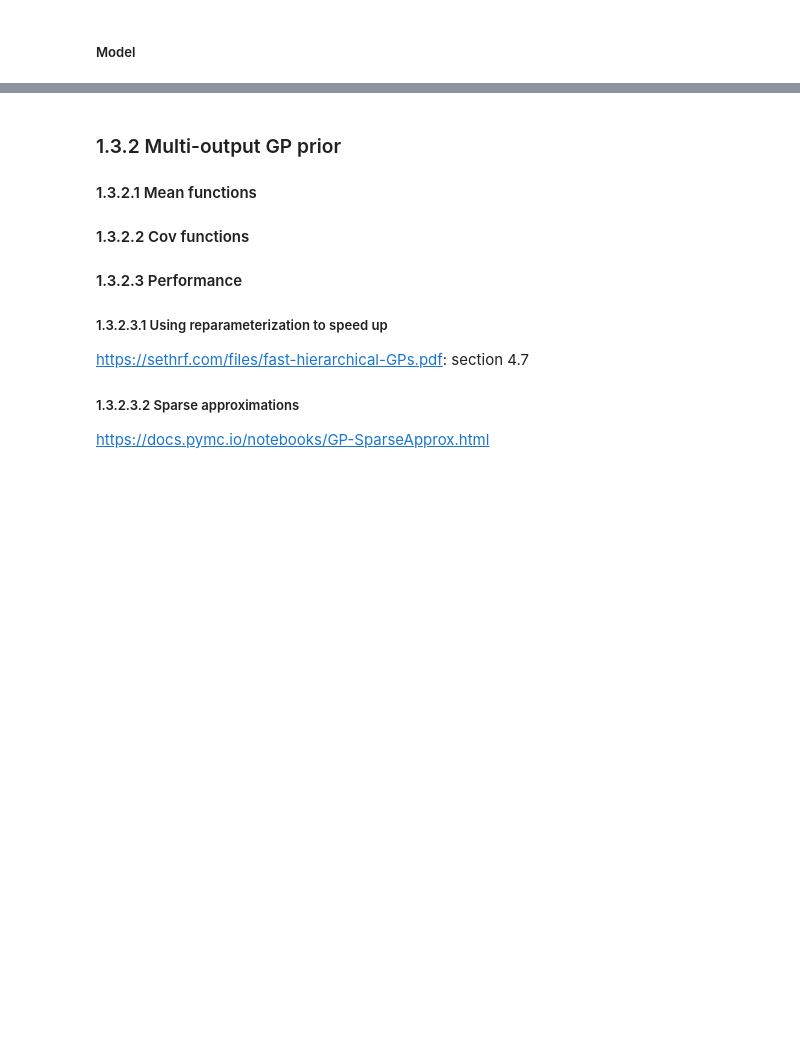
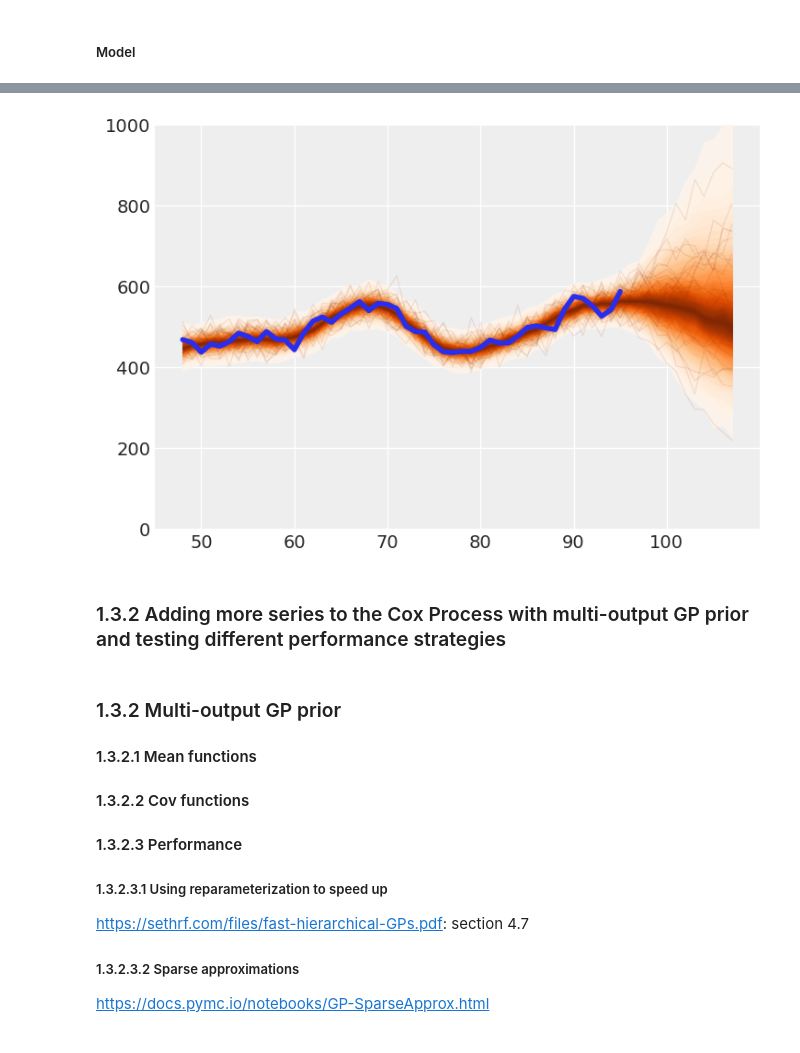
Before and after one commit to luisroque/Time-Series-Statistical-Models-Experiments, a Jupyter notebook: PhD_GaussianProcesses.ipynb, the cells around one changed output, grey strips where cells are left out. Saved outputs shown, nothing was run; the diff lists cells and outputs as text; code cells hidden in the pictures; blank space fills up the shorter version.

```diff
--- a/PhD_GaussianProcesses.ipynb
+++ b/PhD_GaussianProcesses.ipynb
@@ -656,7 +660,7 @@ with model_cox_gp:
 # %%
 with model_cox_gp:
     pred_samples = pm.sample_posterior_predictive(trace_cox_gp,
-                                                  vars=[f_n0, y_pred0],
+                                                  vars=[f_n, y_pred],
                                                   samples=500)
 # %% [output]
 [interactive output not drawn]
@@ -669,0 +676,14 @@ plt.ylim(0, 1000);
+# %%
+n_new = n+12
+h = np.ones((n_new,1))
+t = np.arange(n, n + n_new)[:,None]
+X_new = np.hstack((t, h))
+# %%
+with model_cox_gp:
+    f_n_s_1 = gp.conditional('f_n_s_1', Xnew=X_new)
+    y_pred_s_1 = pm.Poisson("y_pred_s_1", mu=tt.exp(f_n_s_1), shape=X_new.shape[0])
+# %%
+with model_cox_gp:
+    pred_samples = pm.sample_posterior_predictive(trace_cox_gp,
+                                                  vars=[f_n_s_1, y_pred_s_1],
+                                                  samples=500)
@@ -670,3 +692,12 @@ plt.ylim(0, 1000);
+# %%
+ax = plt.gca()
+pm.gp.util.plot_gp_dist(ax, pred_samples['y_pred_s_1'][:500,:], X_new[:,0], palette='Oranges')
+plt.plot(np.arange(n,n*2),y[:,1])
+plt.ylim(0, 1000);
+# %% [output]
+[figure, added]
+# %% [markdown]
+### 1.3.2 Adding more series to the Cox Process with multi-output GP prior and testing different performance strategies
 # %% [markdown]
 ### 1.3.2 Multi-output GP prior
 
```
Also changed, not shown: parts of 11 cells of this notebook.
